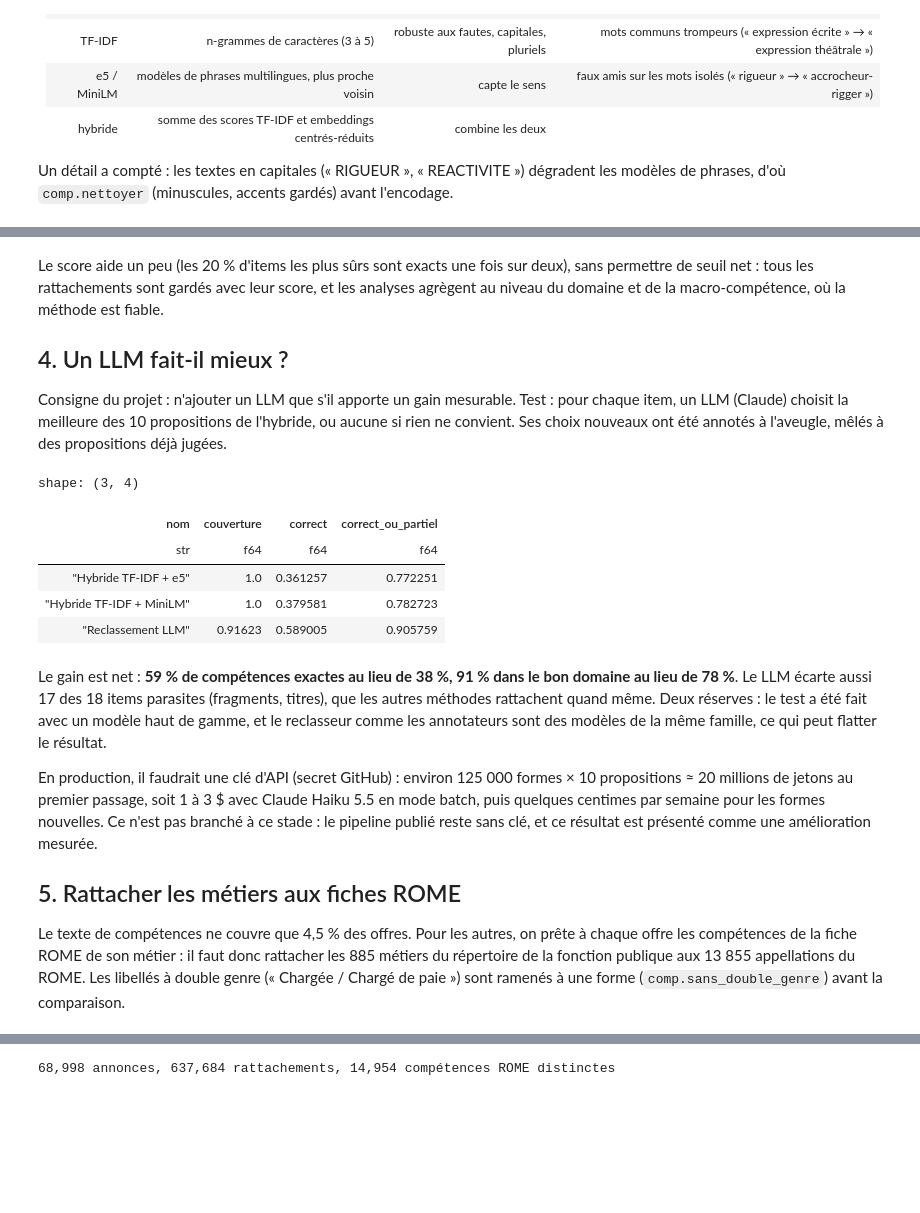
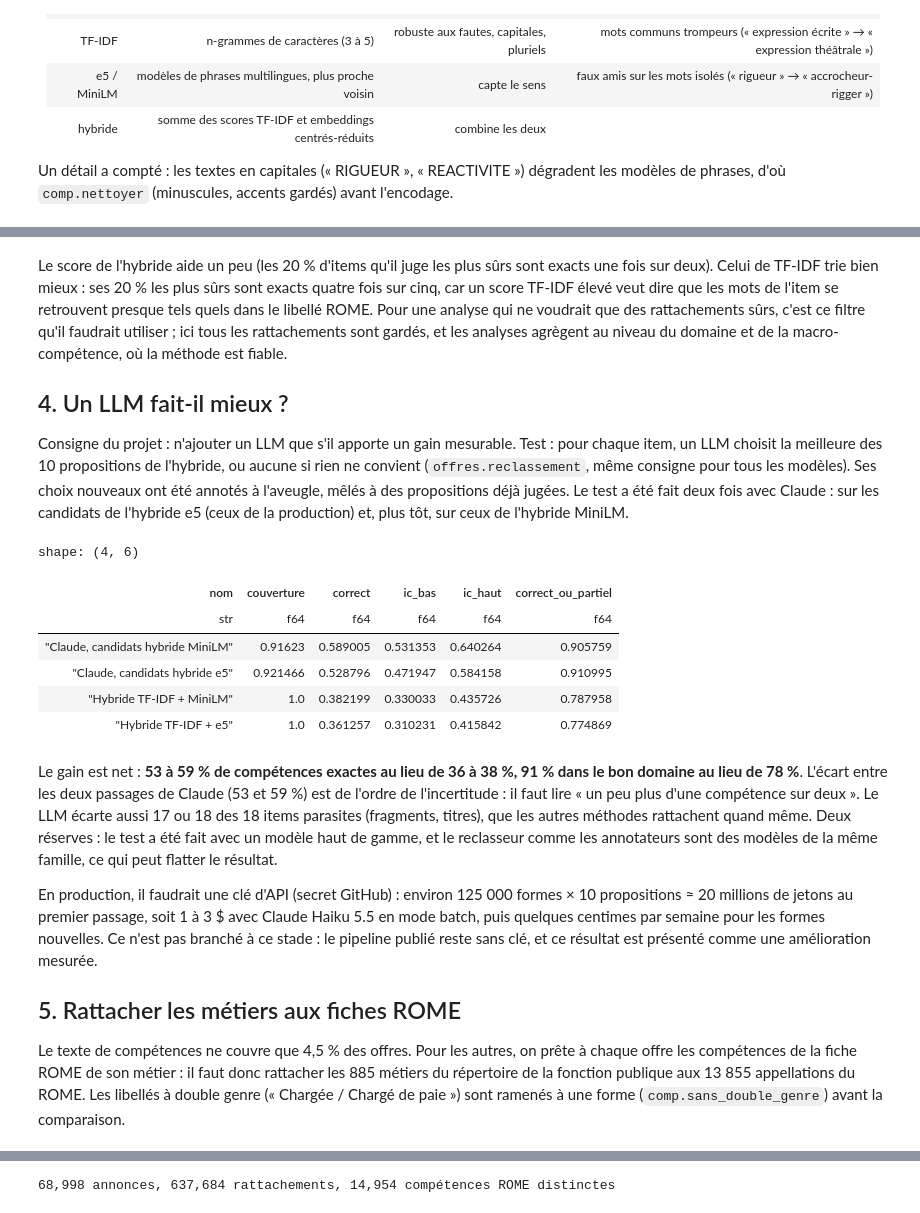
Before and after one commit to nitescuale/offres-emploi-competences, a Jupyter notebook: notebooks/02_competences.ipynb, the cells around one changed output, grey strips where cells are left out. Saved outputs shown, nothing was run; the diff lists cells and outputs as text; code cells hidden in the pictures; blank space fills up the shorter version.

```diff
--- a/notebooks/02_competences.ipynb
+++ b/notebooks/02_competences.ipynb
@@ -29,6 +29,14 @@ pl.Config.set_fmt_str_lengths(70)
 EVAL = donnees.CACHE.parent / "evaluation"
 CLAIR = "#a9cbf2"  # même bleu, éclairci : « partiel » sous « correct »
 offres = donnees.offres_service_public()
+
+
+# Intervalle de confiance à 95 % d'un taux pondéré, par bootstrap sur les items (tirés selon leur poids)
+def intervalle(ok, poids, n=2000, graine=0):
+    rng = np.random.default_rng(graine)
+    ok, poids = np.asarray(ok, float), np.asarray(poids, float)
+    tirages = rng.choice(len(ok), size=(n, len(ok)), p=poids / poids.sum())
+    return np.percentile(ok[tirages].mean(axis=1), [2.5, 97.5])
 # %% [markdown]
 ## 1. Du texte libre aux items
 
@@ -174,7 +191,8 @@ print(f"Items qui ne sont pas des compétences (fragments, rubriques, contrat) :
 Items qui ne sont pas des compétences (fragments, rubriques, contrat) : 4.5%
 # %%
 NOMS = {"dictionnaire": "Dictionnaire", "tfidf": "TF-IDF", "e5_asym": "e5 (asymétrique)", "e5": "e5", "minilm": "MiniLM",
-        "hybride_e5": "Hybride TF-IDF + e5", "hybride_minilm": "Hybride TF-IDF + MiniLM", "llm_reclassement": "Reclassement LLM"}
+        "hybride_e5": "Hybride TF-IDF + e5", "hybride_minilm": "Hybride TF-IDF + MiniLM",
+        "llm_claude": "Claude, candidats hybride e5", "llm_claude_minilm": "Claude, candidats hybride MiniLM"}
 ev = props.join(items_eval.select("id", "poids", "est_competence"), on="id").filter("est_competence")
 total = items_eval.filter("est_competence")["poids"].sum()
 res = (ev.group_by("methode").agg(
@@ -183,10 +201,19 @@ res = (ev.group_by("methode").agg(
         couverture=pl.col("poids").sum() / total)
        .with_columns(correct_ou_partiel=pl.col("correct") + pl.col("partiel"), nom=pl.col("methode").replace(NOMS))
        .sort("correct"))
-sans_llm = res.filter(pl.col("methode") != "llm_reclassement")
+# Intervalles de confiance du taux « correct » : une ligne par item compétence, 0 si la méthode ne propose rien
+base = items_eval.filter("est_competence").select("id", "poids")
+ic = {m: intervalle(base.join(ev.filter(pl.col("methode") == m).select("id", "verdict"), on="id", how="left")
+                    ["verdict"].eq("correct").fill_null(False).to_numpy(), base["poids"].to_numpy())
+      for m in res["methode"]}
+res = res.with_columns(ic_bas=pl.col("methode").replace_strict({m: v[0] for m, v in ic.items()}),
+                       ic_haut=pl.col("methode").replace_strict({m: v[1] for m, v in ic.items()}))
+sans_llm = res.filter(~pl.col("methode").str.starts_with("llm"))
 fig, ax = plt.subplots(figsize=(8, 4.2))
 y = np.arange(sans_llm.height)
 ax.barh(y, sans_llm["correct"], color=g.PALETTE[0], height=0.6, label="correct")
+ax.errorbar(sans_llm["correct"], y, xerr=[sans_llm["correct"] - sans_llm["ic_bas"], sans_llm["ic_haut"] - sans_llm["correct"]],
+            fmt="none", ecolor="#52514e", elinewidth=1, capsize=3, label="intervalle à 95 % (correct)")
 ax.barh(y, sans_llm["partiel"], left=sans_llm["correct"], color=CLAIR, height=0.6, label="partiel (bon domaine)",
         edgecolor="white", linewidth=2)
 ax.set_yticks(y, sans_llm["nom"])
@@ -198,5 +225,5 @@ ax.grid(axis="y", visible=False)
 ax.legend(loc="lower right")
 ax.set_title("Meilleure proposition de chaque méthode, jugée à l'aveugle (400 items)")
 g.enregistrer(fig, "10_evaluation_methodes")
-res.select("nom", "couverture", "correct", "correct_ou_partiel").sort("correct", descending=True)
+res.select("nom", "couverture", "correct", "ic_bas", "ic_haut", "correct_ou_partiel").sort("correct", descending=True)
 # %% [output]
@@ -250,28 +281,34 @@ PosixPath('/home/user/offres-emploi-competences/rapports/figures/11_precision_co
 # %% [markdown]
-Le score aide un peu (les 20 % d'items les plus sûrs sont exacts une fois sur deux), sans permettre de seuil net :
-tous les rattachements sont gardés avec leur score, et les analyses agrègent au niveau du domaine et de la
-macro-compétence, où la méthode est fiable.
+Le score de l'hybride aide un peu (les 20 % d'items qu'il juge les plus sûrs sont exacts une fois sur deux). Celui de
+TF-IDF trie bien mieux : ses 20 % les plus sûrs sont exacts quatre fois sur cinq, car un score TF-IDF élevé veut dire
+que les mots de l'item se retrouvent presque tels quels dans le libellé ROME. Pour une analyse qui ne voudrait que des
+rattachements sûrs, c'est ce filtre qu'il faudrait utiliser ; ici tous les rattachements sont gardés, et les analyses
+agrègent au niveau du domaine et de la macro-compétence, où la méthode est fiable.
 
 ## 4. Un LLM fait-il mieux ?
 
-Consigne du projet : n'ajouter un LLM que s'il apporte un gain mesurable. Test : pour chaque item, un LLM (Claude) choisit
-la meilleure des 10 propositions de l'hybride, ou aucune si rien ne convient. Ses choix nouveaux ont été annotés à
-l'aveugle, mêlés à des propositions déjà jugées.
+Consigne du projet : n'ajouter un LLM que s'il apporte un gain mesurable. Test : pour chaque item, un LLM choisit la
+meilleure des 10 propositions de l'hybride, ou aucune si rien ne convient (`offres.reclassement`, même consigne pour
+tous les modèles). Ses choix nouveaux ont été annotés à l'aveugle, mêlés à des propositions déjà jugées. Le test a été
+fait deux fois avec Claude : sur les candidats de l'hybride e5 (ceux de la production) et, plus tôt, sur ceux de
+l'hybride MiniLM.
 # %%
-res.filter(pl.col("methode").is_in(["hybride_minilm", "hybride_e5", "llm_reclassement"])).select(
-    "nom", "couverture", "correct", "correct_ou_partiel")
+res.filter(pl.col("methode").str.contains("hybride|llm")).select(
+    "nom", "couverture", "correct", "ic_bas", "ic_haut", "correct_ou_partiel").sort("correct", descending=True)
 # %% [output]
-shape: (3, 4)
+shape: (4, 6)
-| nom | couverture | correct | correct_ou_partiel |
-| str | f64 | f64 | f64 |
-| "Hybride TF-IDF + e5" | 1.0 | 0.361257 | 0.772251 |
-| "Hybride TF-IDF + MiniLM" | 1.0 | 0.379581 | 0.782723 |
-| "Reclassement LLM" | 0.91623 | 0.589005 | 0.905759 |
+| nom | couverture | correct | ic_bas | ic_haut | correct_ou_partiel |
+| str | f64 | f64 | f64 | f64 | f64 |
+| "Claude, candidats hybride MiniLM" | 0.91623 | 0.589005 | 0.531353 | 0.640264 | 0.905759 |
+| "Claude, candidats hybride e5" | 0.921466 | 0.528796 | 0.471947 | 0.584158 | 0.910995 |
+| "Hybride TF-IDF + MiniLM" | 1.0 | 0.382199 | 0.330033 | 0.435726 | 0.787958 |
+| "Hybride TF-IDF + e5" | 1.0 | 0.361257 | 0.310231 | 0.415842 | 0.774869 |
 # %% [markdown]
-Le gain est net : **59 % de compétences exactes au lieu de 38 %, 91 % dans le bon domaine au lieu de 78 %**. Le LLM
-écarte aussi 17 des 18 items parasites (fragments, titres), que les autres méthodes rattachent quand même. Deux
-réserves : le test a été fait avec un modèle haut de gamme, et le reclasseur comme les annotateurs sont des modèles de la
-même famille, ce qui peut flatter le résultat.
+Le gain est net : **53 à 59 % de compétences exactes au lieu de 36 à 38 %, 91 % dans le bon domaine au lieu de 78 %**.
+L'écart entre les deux passages de Claude (53 et 59 %) est de l'ordre de l'incertitude : il faut lire « un peu plus d'une
+compétence sur deux ». Le LLM écarte aussi 17 ou 18 des 18 items parasites (fragments, titres), que les autres méthodes
+rattachent quand même. Deux réserves : le test a été fait avec un modèle haut de gamme, et le reclasseur comme les
+annotateurs sont des modèles de la même famille, ce qui peut flatter le résultat.
 
 En production, il faudrait une clé d'API (secret GitHub) : environ 125 000 formes × 10 propositions ≈ 20 millions de
 jetons au premier passage, soit 1 à 3 $ avec Claude Haiku 5.5 en mode batch, puis quelques centimes par semaine pour
```
Also changed, not shown: parts of 11 cells of this notebook, 4 other files.
